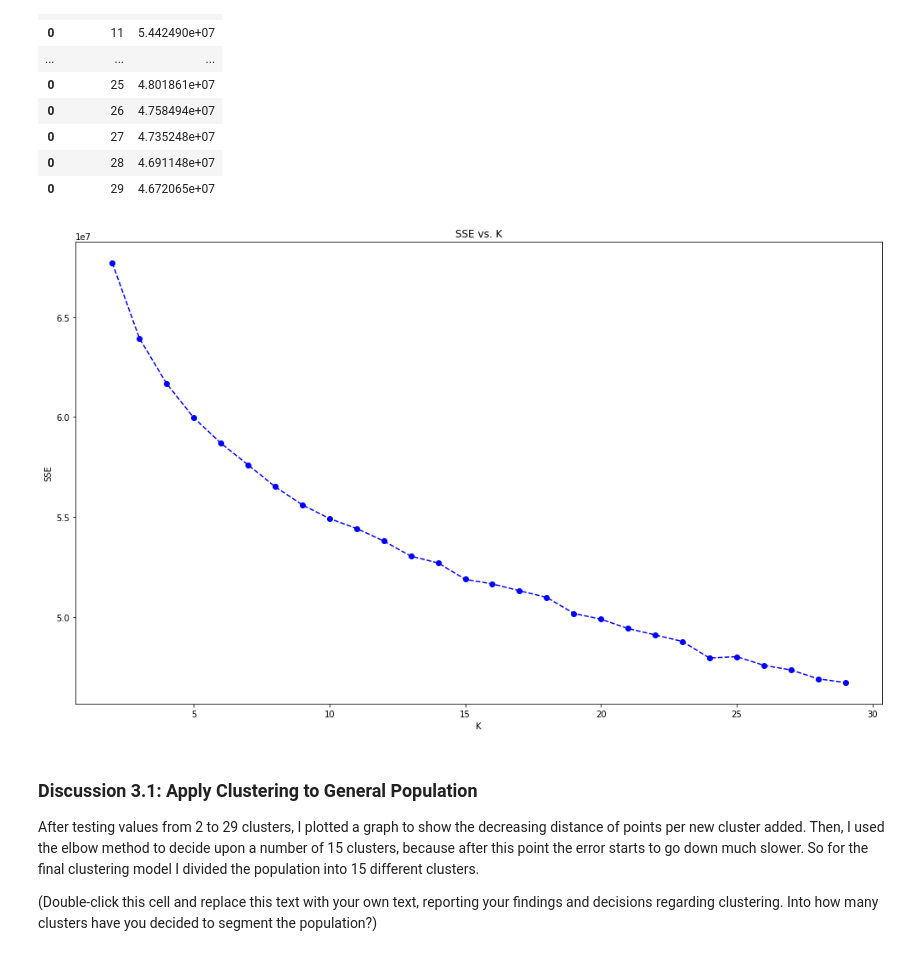
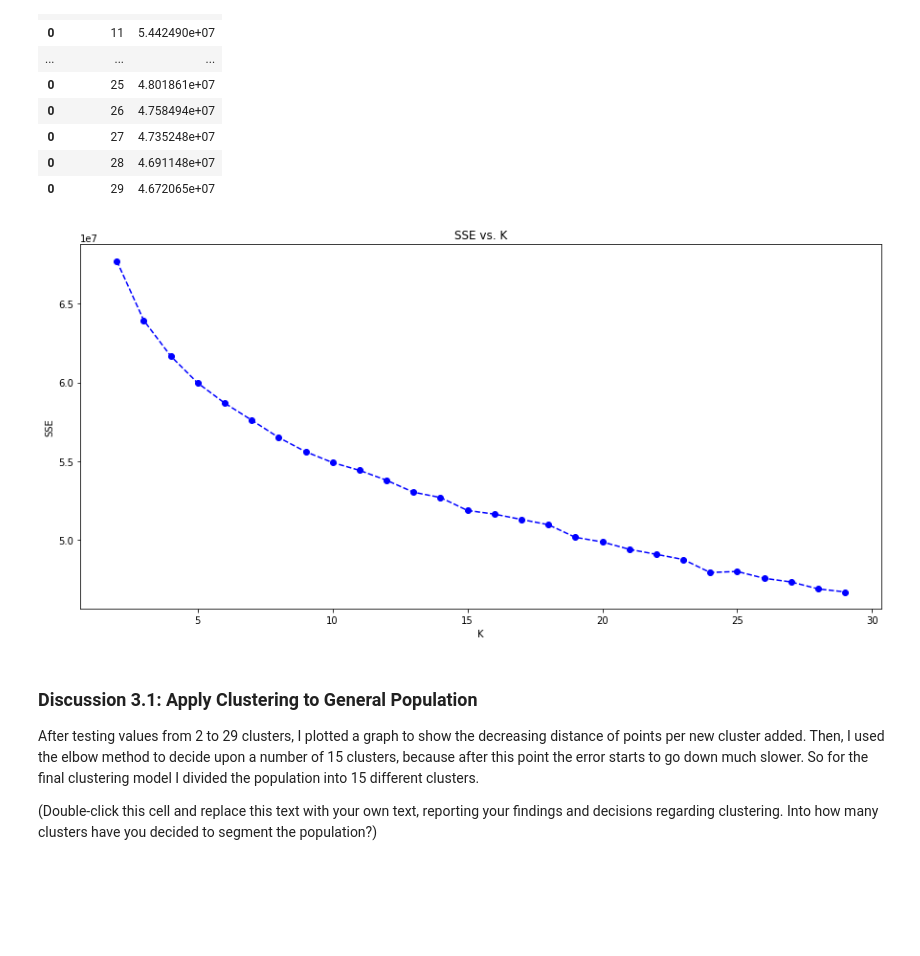
Before and after one commit to davidjentjens/customer_segments_with_arvato, a Jupyter notebook: Identify_Customer_Segments.ipynb, the cells around one changed output. Cells and saved outputs as stored; diff of their text form; code cells hidden in the pictures; blank space fills up the shorter version.

```diff
--- a/Identify_Customer_Segments.ipynb
+++ b/Identify_Customer_Segments.ipynb
@@ -1208,18 +1208,18 @@ df_scores
 # %%
 # Investigate the change in within-cluster distance across number of clusters.
 # HINT: Use matplotlib's plot function to visualize this relationship.
 
-plt.figure(figsize = [17, 10])
+plt.figure(figsize = [15, 7])
 plt.title('SSE vs. K')
 
 x = df_scores['n_clusters']
 y = df_scores['score']
 plt.xlabel('K');
 plt.ylabel('SSE');
 
 plt.plot(x, y, linestyle='--', marker='o', color='b');
 # %% [output]
-[figure, old version]
+[figure, new version]
 # %%
 # Re-fit the k-means model with the selected number of clusters and obtain
 # cluster predictions for the general population demographics data.
```
Also changed, not shown: parts of 2 cells of this notebook.
